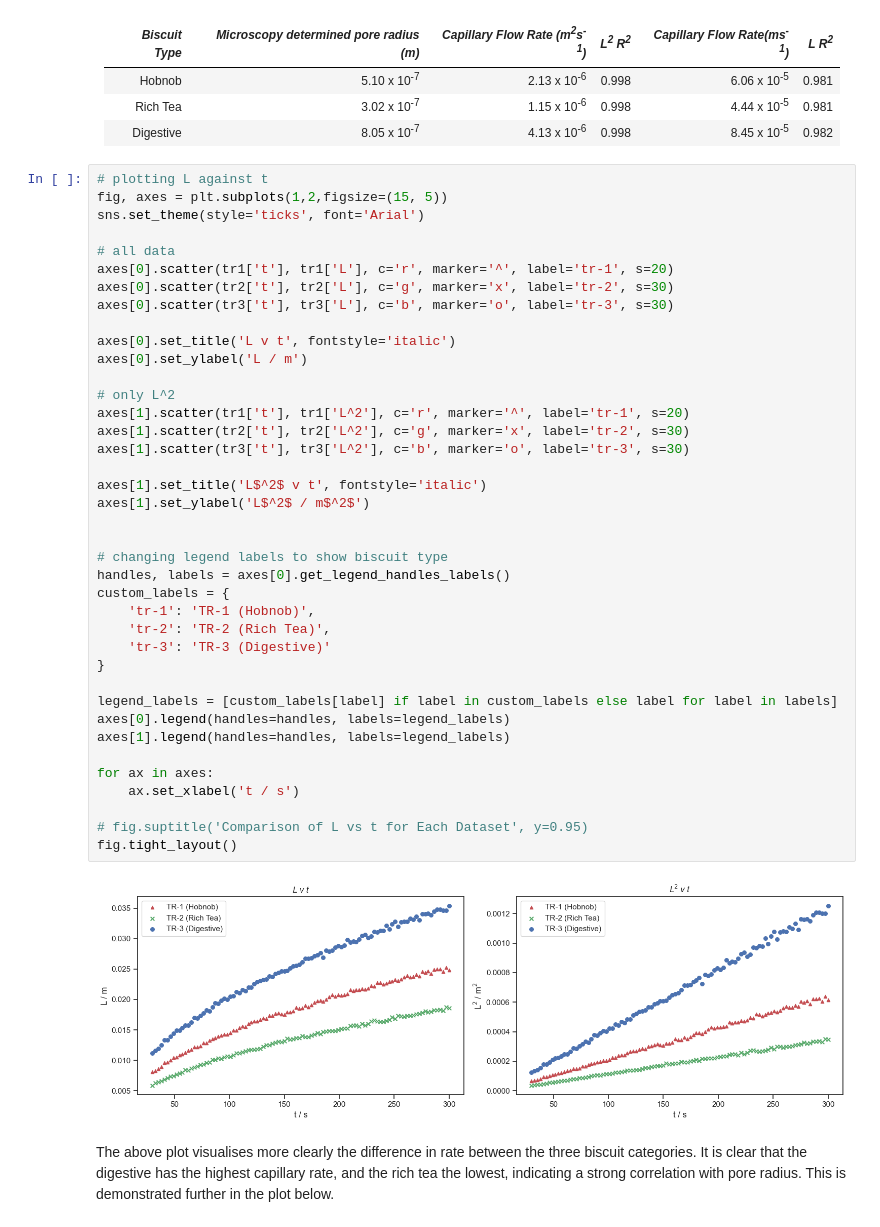
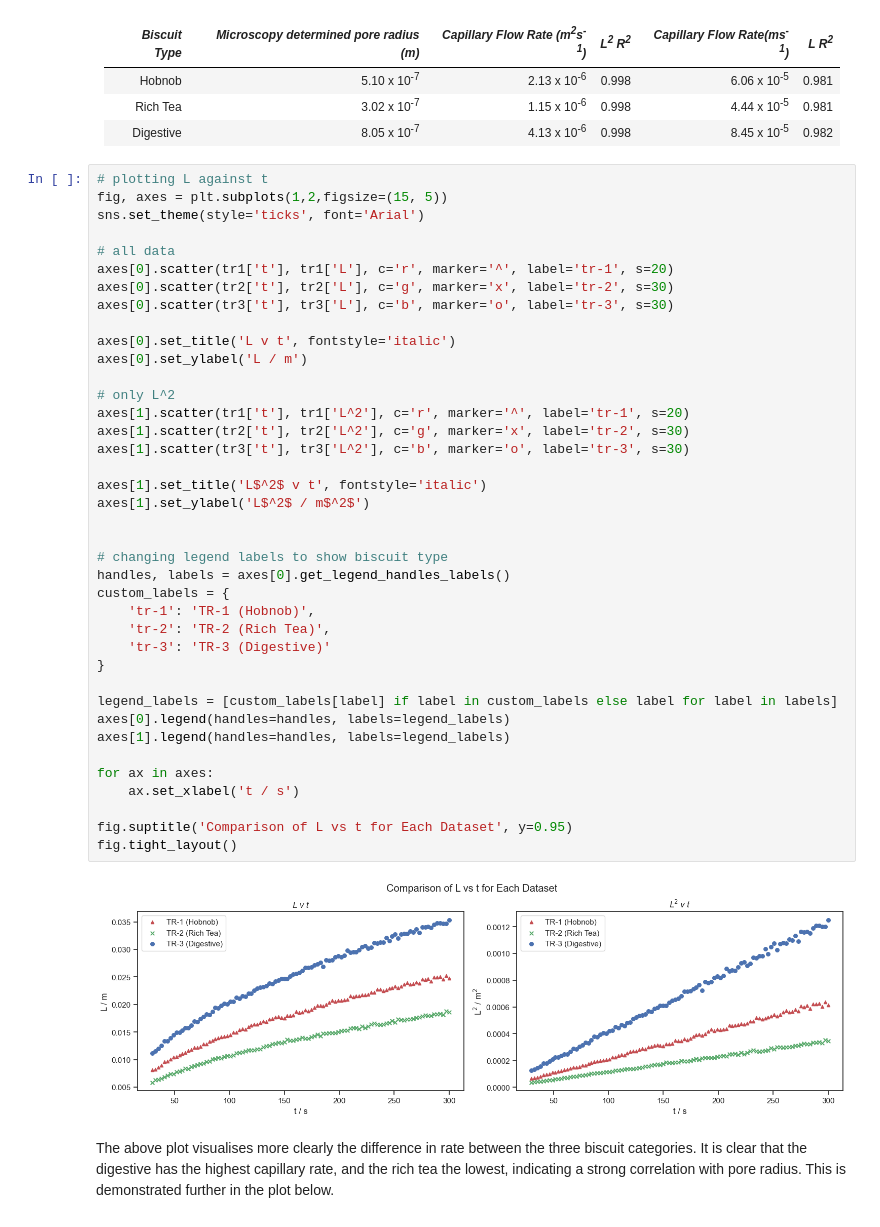
Before and after one commit to kgerrand/Code, a Jupyter notebook: data_analysis.ipynb, the cells around one changed output. Cells and saved outputs as stored; diff of their text form.

Commit message:
fixed plots

```diff
--- a/data_analysis.ipynb
+++ b/data_analysis.ipynb
@@ -907,35 +907,35 @@ axes[0].scatter(tr3['t'], tr3['L'], c='b', marker='o', label='tr-3', s=30)
 
 axes[0].set_title('L v t', fontstyle='italic')
 axes[0].set_ylabel('L / m')
 
 # only L^2
 axes[1].scatter(tr1['t'], tr1['L^2'], c='r', marker='^', label='tr-1', s=20)
 axes[1].scatter(tr2['t'], tr2['L^2'], c='g', marker='x', label='tr-2', s=30)
 axes[1].scatter(tr3['t'], tr3['L^2'], c='b', marker='o', label='tr-3', s=30)
 
 axes[1].set_title('L$^2$ v t', fontstyle='italic')
 axes[1].set_ylabel('L$^2$ / m$^2$')
 
 
 # changing legend labels to show biscuit type
 handles, labels = axes[0].get_legend_handles_labels()
 custom_labels = {
     'tr-1': 'TR-1 (Hobnob)',
     'tr-2': 'TR-2 (Rich Tea)',
     'tr-3': 'TR-3 (Digestive)'
 }
 
 legend_labels = [custom_labels[label] if label in custom_labels else label for label in labels]
 axes[0].legend(handles=handles, labels=legend_labels)
 axes[1].legend(handles=handles, labels=legend_labels)
 
 for ax in axes:
     ax.set_xlabel('t / s')
 
-# fig.suptitle('Comparison of L vs t for Each Dataset', y=0.95)
+fig.suptitle('Comparison of L vs t for Each Dataset', y=0.95)
 fig.tight_layout()
 # %% [output]
-[figure, old version]
+[figure, new version]
 # %% [markdown]
 The above plot visualises more clearly the difference in rate between the three biscuit categories. It is clear that the digestive has the highest capillary rate, and the rich tea the lowest, indicating a strong correlation with pore radius. This is demonstrated further in the plot below.
 # %%
```
Also changed, not shown: parts of 4 cells of this notebook.
